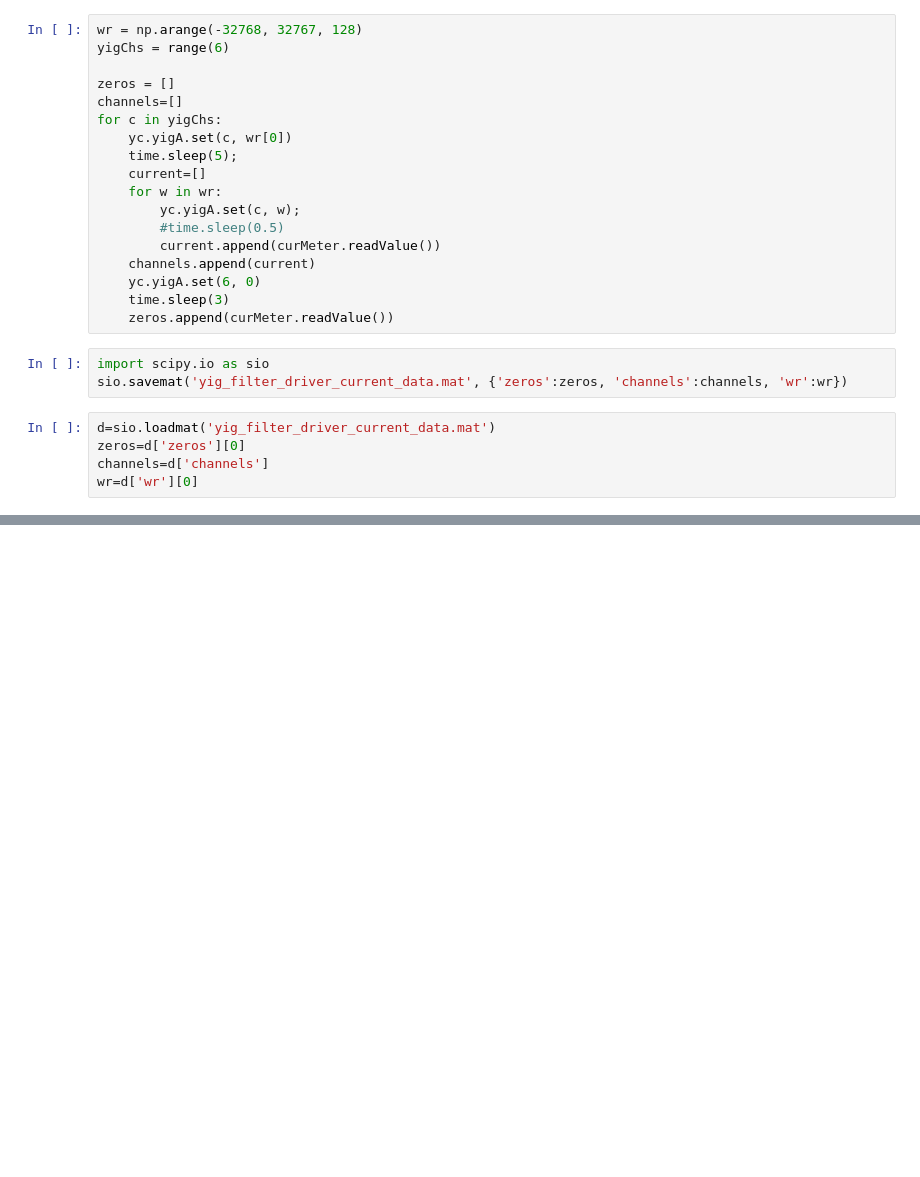
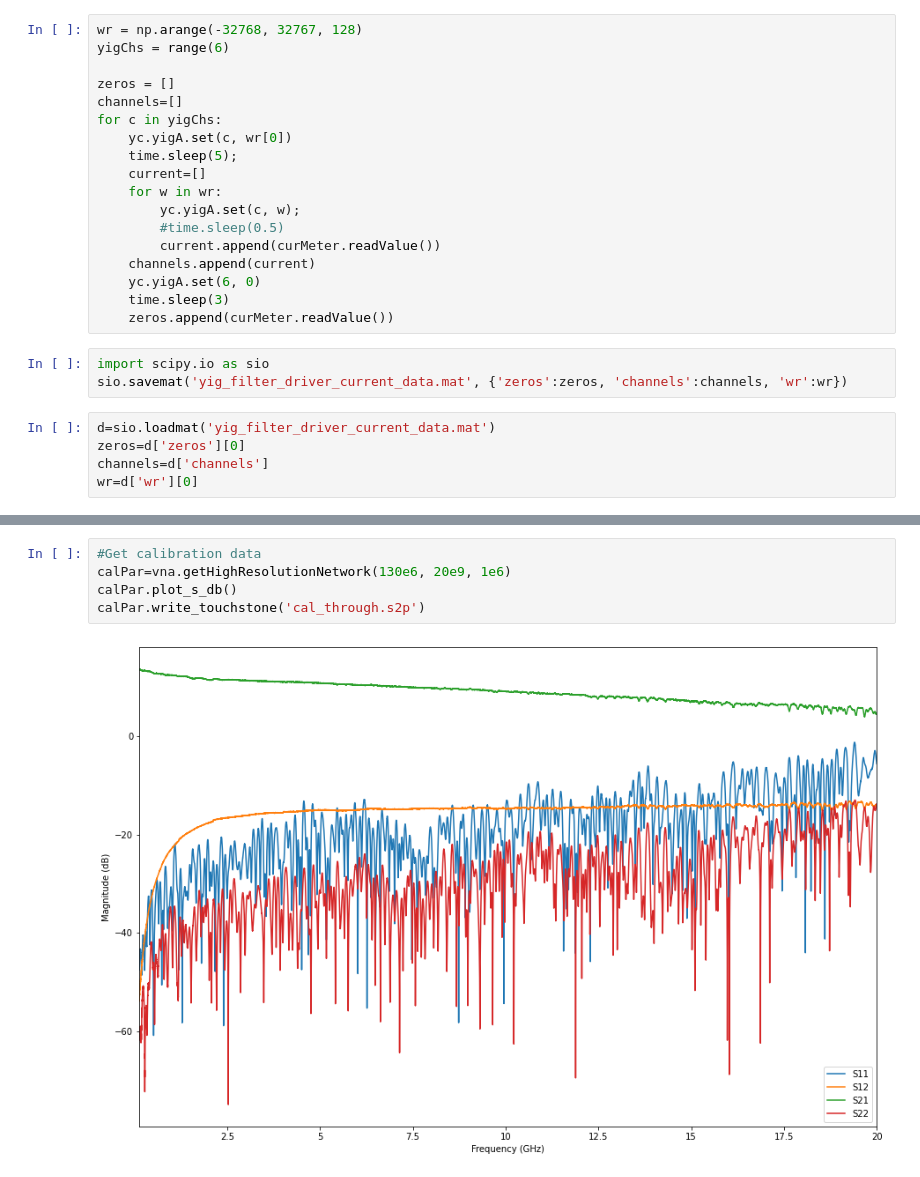
Before and after one commit to bjohan/yig_filter_bank_controller, a Jupyter notebook: py/yig_learning.ipynb, the cells around one changed output, grey strips where cells are left out. Cells and saved outputs as stored; diff of their text form; blank space fills up the shorter version.

```diff
--- a/py/yig_learning.ipynb
+++ b/py/yig_learning.ipynb
@@ -129,0 +150,7 @@ Filter 2
+# %%
+#Get calibration data
+calPar=vna.getHighResolutionNetwork(130e6, 20e9, 1e6)
+calPar.plot_s_db()
+calPar.write_touchstone('cal_through.s2p')
+# %% [output]
+[figure, added]
```
Also changed, not shown: parts of 5 cells of this notebook, 3 other files.
